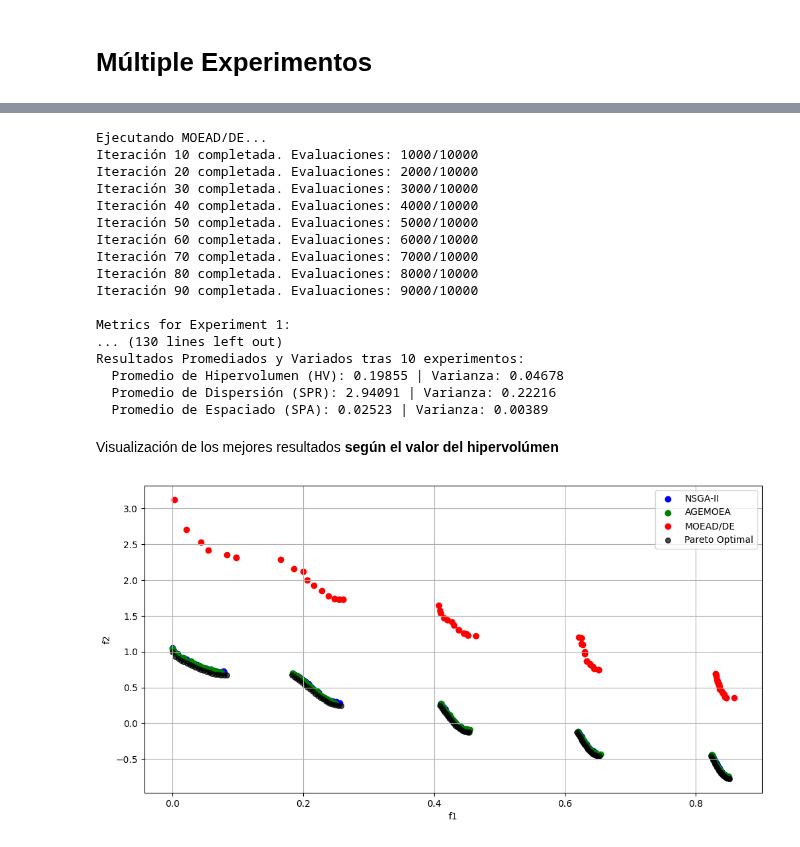
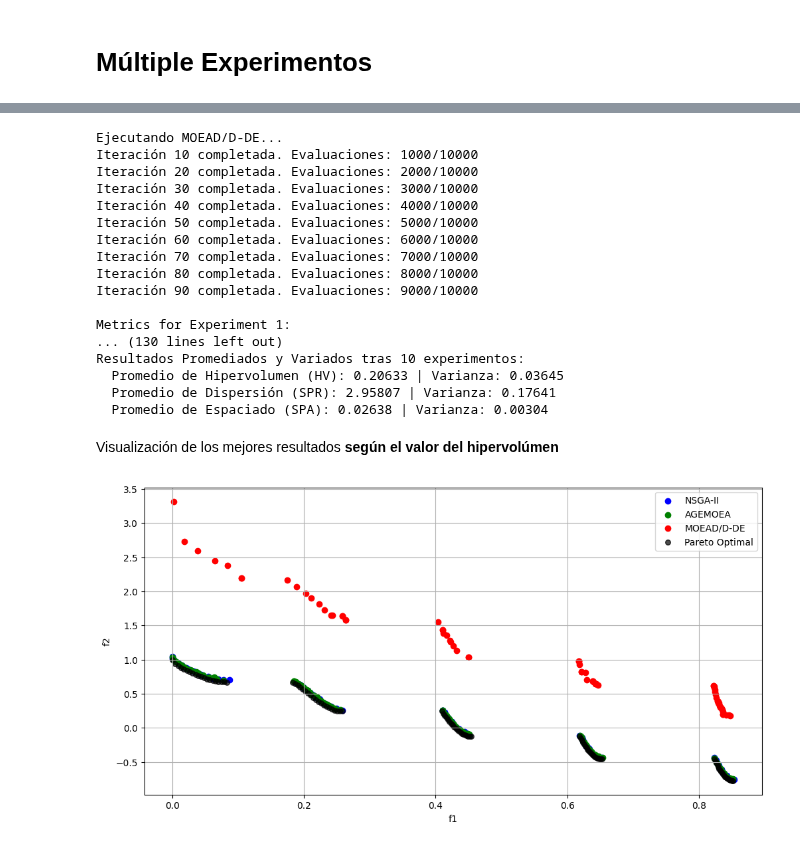
Before and after one commit to JorgeDC01/EMOC, a Jupyter notebook: H2/ZDT3.ipynb, the cells around one changed output, grey strips where cells are left out. Drawn from its saved outputs; the diff is of its cells as text; code cells hidden in the pictures.

```diff
--- a/H2/ZDT3.ipynb
+++ b/H2/ZDT3.ipynb
@@ -522,11 +522,11 @@ Resultados Promediados y Variados tras 10 experimentos:
 # Problema
 problem = get_problem("zdt3")
 
-# 2. AGEMOEA
-print("Ejecutando MOEAD/DE...")
+# 3. MOEAD/DE
+print("Ejecutando MOEAD/D-DE...")
 hv_moeadde, var_hv_moeadde,spr_moeadde, var_spr_moeadde, spa_moeadde, var_spa_moeadde , results_moeadde= multiple_experiments_moeadde()
 # %% [output]
-Ejecutando MOEAD/DE...
+Ejecutando MOEAD/D-DE...
 Iteración 10 completada. Evaluaciones: 1000/10000
 Iteración 20 completada. Evaluaciones: 2000/10000
 Iteración 30 completada. Evaluaciones: 3000/10000
@@ -540,33 +540,33 @@ Iteración 90 completada. Evaluaciones: 9000/10000
 Metrics for Experiment 1:
 ... (130 lines left out)
 Resultados Promediados y Variados tras 10 experimentos:
-  Promedio de Hipervolumen (HV): 0.19855 | Varianza: 0.04678
-  Promedio de Dispersión (SPR): 2.94091 | Varianza: 0.22216
-  Promedio de Espaciado (SPA): 0.02523 | Varianza: 0.00389
+  Promedio de Hipervolumen (HV): 0.20633 | Varianza: 0.03645
+  Promedio de Dispersión (SPR): 2.95807 | Varianza: 0.17641
+  Promedio de Espaciado (SPA): 0.02638 | Varianza: 0.00304
 # %% [markdown]
 Visualización de los mejores resultados **según el valor del hipervolúmen**
 # %%
 #### FRENTE DE MEJORES RESULTADOS ####
 
-best_experiment_index_nsgaii = np.argmax(hv_nsgaii)  # El índice del experimento con el mejor HV
-best_pf_nsgaii = results_nsgaii[best_experiment_index_nsgaii].F  # El frente de Pareto del mejor experimento
-best_experiment_index_agemoea = np.argmax(hv_agemoea)  # El índice del experimento con el mejor HV
-best_pf_agemoea = results_agemoea[best_experiment_index_agemoea].F  # El frente de Pareto del mejor experimento
+best_experiment_index_nsgaii = np.argmax(hv_nsgaii)
+best_pf_nsgaii = results_nsgaii[best_experiment_index_nsgaii].F
+best_experiment_index_agemoea = np.argmax(hv_agemoea)
+best_pf_agemoea = results_agemoea[best_experiment_index_agemoea].F
 best_experiment_index_moeadde = np.argmax(hv_moeadde)
 best_pf_moeadde = results_moeadde[best_experiment_index_moeadde]
 
 
 plt.figure(figsize=(12, 6))
 plt.scatter(best_pf_nsgaii[:, 0], best_pf_nsgaii[:, 1], label="NSGA-II", color='blue')
 plt.scatter(best_pf_agemoea[:, 0], best_pf_agemoea[:, 1], label="AGEMOEA", color='green')
-plt.scatter(best_pf_moeadde[:, 0], best_pf_moeadde[:, 1], label="MOEAD/DE", color='red')
+plt.scatter(best_pf_moeadde[:, 0], best_pf_moeadde[:, 1], label="MOEAD/D-DE", color='red')
 # frente de Pareto Optimo
 plt.scatter(pareto_optimal[:, 0], pareto_optimal[:, 1], color='black', alpha=0.7, label="Pareto Optimal", edgecolors='black', s=30)
 
 plt.xlabel("f1")
 plt.ylabel("f2")
 plt.legend()
 plt.grid(True)
 plt.show()
 # %% [output]
-[figure, old version]
+[figure, new version]
```
Also changed, not shown: parts of 4 cells of this notebook.
